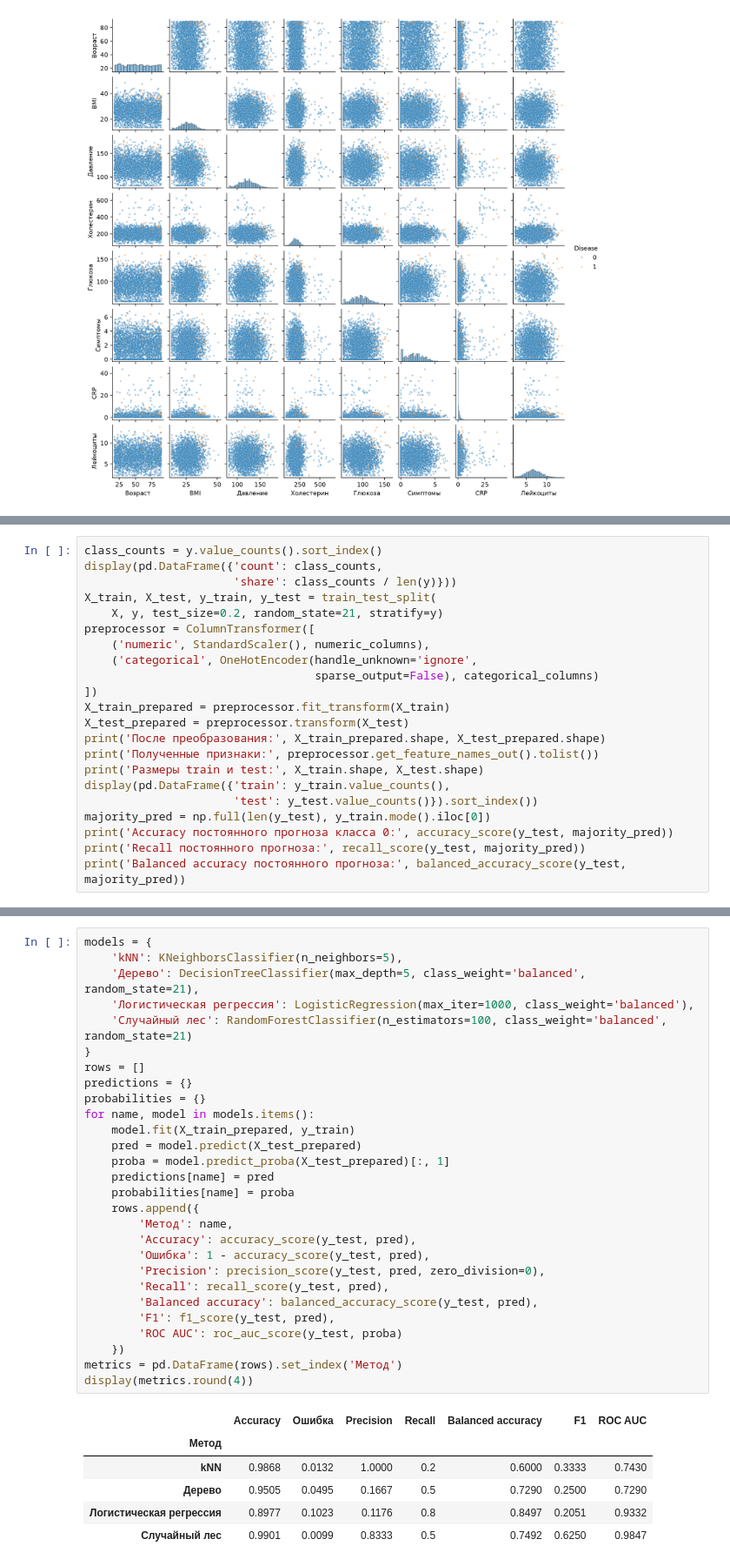
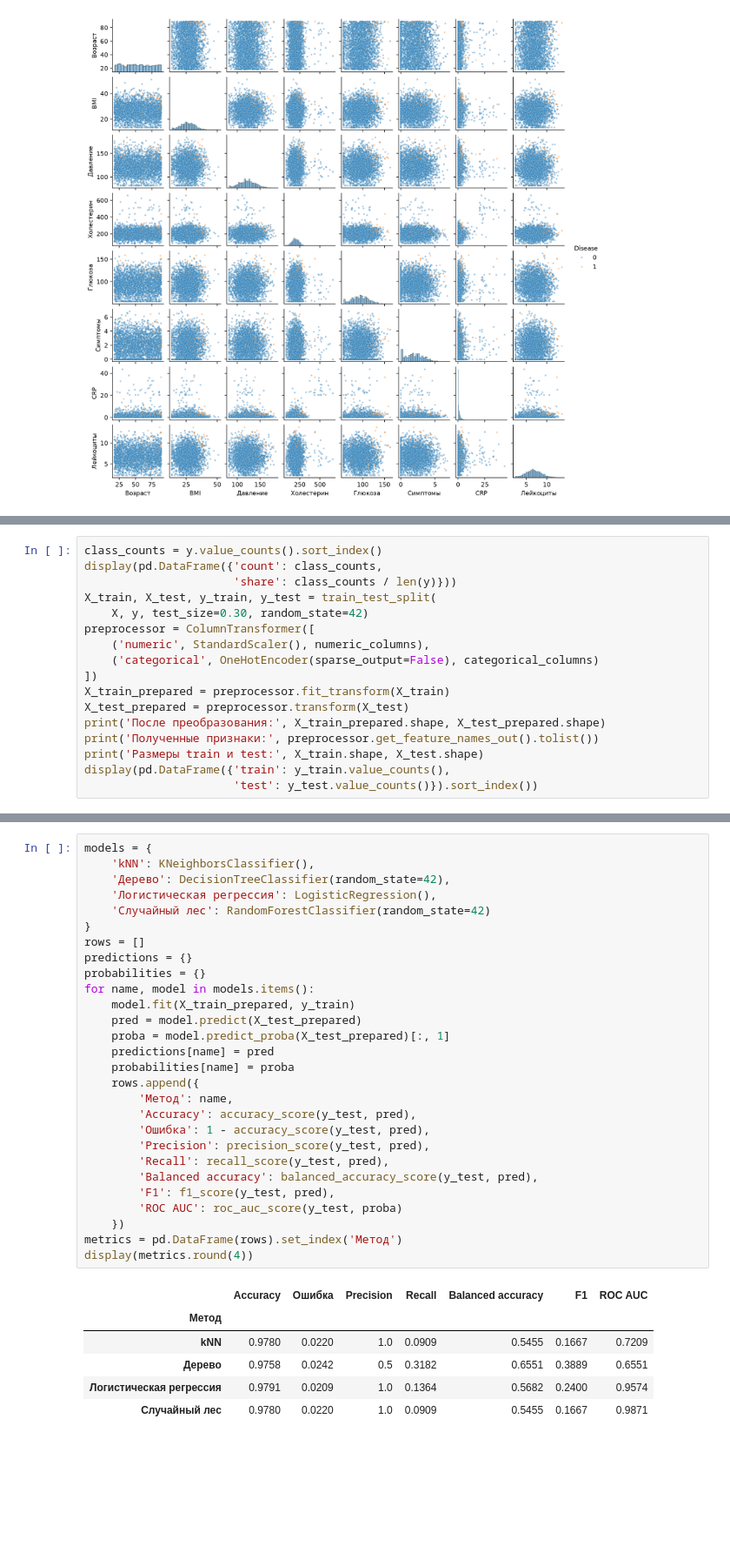
Before and after one commit to karinalien/lr5, a Jupyter notebook: lr5.ipynb, the cells around one changed output, grey strips where cells are left out. Shown at 87% size. Saved outputs shown, nothing was run; the diff lists cells and outputs as text; blank space fills up the shorter version.

```diff
--- a/lr5.ipynb
+++ b/lr5.ipynb
@@ -104,11 +103,10 @@ class_counts = y.value_counts().sort_index()
 display(pd.DataFrame({'count': class_counts,
                       'share': class_counts / len(y)}))
 X_train, X_test, y_train, y_test = train_test_split(
-    X, y, test_size=0.2, random_state=21, stratify=y)
+    X, y, test_size=0.30, random_state=42)
 preprocessor = ColumnTransformer([
     ('numeric', StandardScaler(), numeric_columns),
-    ('categorical', OneHotEncoder(handle_unknown='ignore',
-                                  sparse_output=False), categorical_columns)
+    ('categorical', OneHotEncoder(sparse_output=False), categorical_columns)
 ])
 X_train_prepared = preprocessor.fit_transform(X_train)
 X_test_prepared = preprocessor.transform(X_test)
@@ -117,8 +115,4 @@ print('Полученные признаки:', preprocessor.get_feature_names_o
 print('Размеры train и test:', X_train.shape, X_test.shape)
 display(pd.DataFrame({'train': y_train.value_counts(),
                       'test': y_test.value_counts()}).sort_index())
-majority_pred = np.full(len(y_test), y_train.mode().iloc[0])
-print('Accuracy постоянного прогноза класса 0:', accuracy_score(y_test, majority_pred))
-print('Recall постоянного прогноза:', recall_score(y_test, majority_pred))
-print('Balanced accuracy постоянного прогноза:', balanced_accuracy_score(y_test, majority_pred))
 # %% [output]
@@ -145,39 +136,39 @@ kNN определяет класс по голосованию пяти сос
 Accuracy=(TP+TN)/N; ошибка классификации=1−Accuracy; Precision=TP/(TP+FP); Recall=TP/(TP+FN); Balanced accuracy=(TPR+TNR)/2; F1=2TP/(2TP+FP+FN). Метрики отражают разные свойства и рассматриваются совместно. ROC AUC рассчитывается по вероятностям, а не по меткам классов.
 # %%
 models = {
-    'kNN': KNeighborsClassifier(n_neighbors=5),
-    'Дерево': DecisionTreeClassifier(max_depth=5, class_weight='balanced', random_state=21),
-    'Логистическая регрессия': LogisticRegression(max_iter=1000, class_weight='balanced'),
-    'Случайный лес': RandomForestClassifier(n_estimators=100, class_weight='balanced', random_state=21)
+    'kNN': KNeighborsClassifier(),
+    'Дерево': DecisionTreeClassifier(random_state=42),
+    'Логистическая регрессия': LogisticRegression(),
+    'Случайный лес': RandomForestClassifier(random_state=42)
 }
 rows = []
 predictions = {}
 probabilities = {}
 for name, model in models.items():
     model.fit(X_train_prepared, y_train)
     pred = model.predict(X_test_prepared)
     proba = model.predict_proba(X_test_prepared)[:, 1]
     predictions[name] = pred
     probabilities[name] = proba
     rows.append({
         'Метод': name,
         'Accuracy': accuracy_score(y_test, pred),
         'Ошибка': 1 - accuracy_score(y_test, pred),
-        'Precision': precision_score(y_test, pred, zero_division=0),
+        'Precision': precision_score(y_test, pred),
         'Recall': recall_score(y_test, pred),
         'Balanced accuracy': balanced_accuracy_score(y_test, pred),
         'F1': f1_score(y_test, pred),
         'ROC AUC': roc_auc_score(y_test, proba)
     })
 metrics = pd.DataFrame(rows).set_index('Метод')
 display(metrics.round(4))
 # %% [output]
 |  | Accuracy | Ошибка | Precision | Recall | Balanced accuracy | F1 | ROC AUC |
 | Метод |  |  |  |  |  |  |  |
-| kNN | 0.9868 | 0.0132 | 1.0000 | 0.2 | 0.6000 | 0.3333 | 0.7430 |
-| Дерево | 0.9505 | 0.0495 | 0.1667 | 0.5 | 0.7290 | 0.2500 | 0.7290 |
-| Логистическая регрессия | 0.8977 | 0.1023 | 0.1176 | 0.8 | 0.8497 | 0.2051 | 0.9332 |
-| Случайный лес | 0.9901 | 0.0099 | 0.8333 | 0.5 | 0.7492 | 0.6250 | 0.9847 |
+| kNN | 0.9780 | 0.0220 | 1.0 | 0.0909 | 0.5455 | 0.1667 | 0.7209 |
+| Дерево | 0.9758 | 0.0242 | 0.5 | 0.3182 | 0.6551 | 0.3889 | 0.6551 |
+| Логистическая регрессия | 0.9791 | 0.0209 | 1.0 | 0.1364 | 0.5682 | 0.2400 | 0.9574 |
+| Случайный лес | 0.9780 | 0.0220 | 1.0 | 0.0909 | 0.5455 | 0.1667 | 0.9871 |
 # %% [markdown]
 ## 5 Матрицы ошибок
 Матрицы строятся отдельно для каждой модели. Строки соответствуют истинным классам, столбцы предсказанным. Порядок классов задан как [0,1], поэтому матрица имеет вид [[TN,FP],[FN,TP]]. FN означает пропуск класса 1; FP ложное отнесение класса 0 к классу 1. Цвет и число в клетке показывают количество объектов.
```
Also changed, not shown: parts of 8 cells of this notebook.
